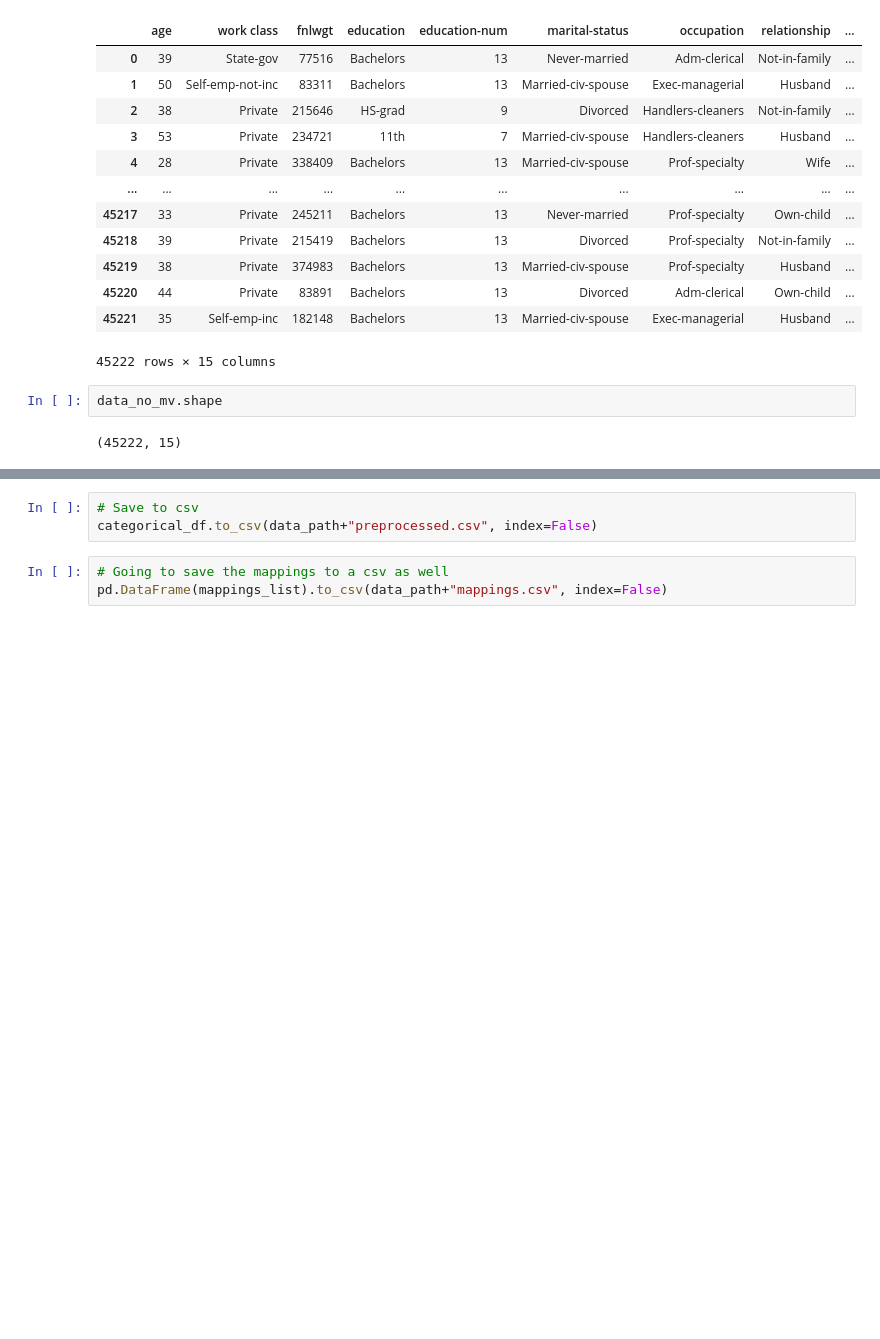
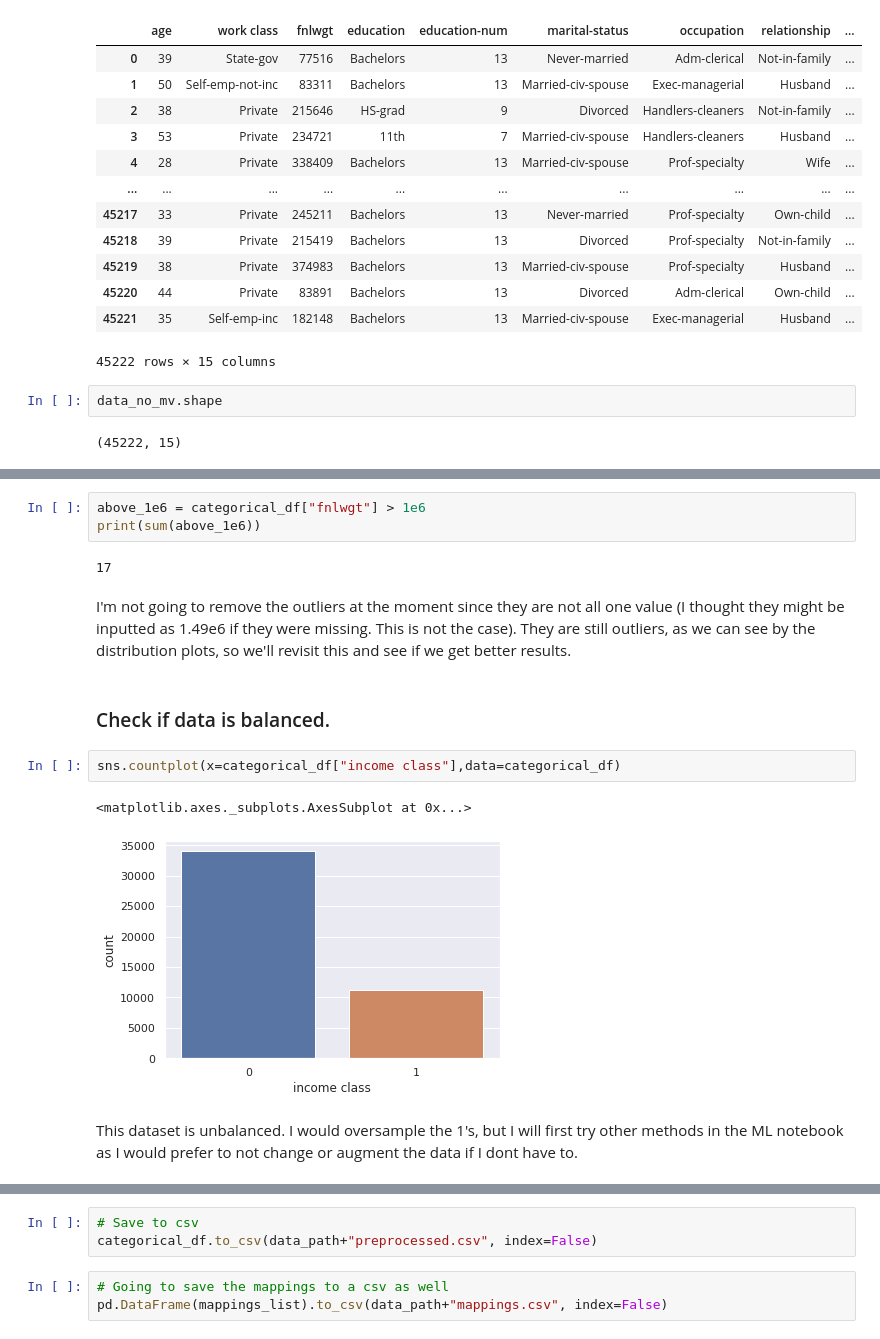
Before and after one commit to bzeeno/Data-Science, a Jupyter notebook: IncomeClass/Preprocess.ipynb, the cells around one changed output, grey strips where cells are left out. Cells and saved outputs as stored; diff of their text form; blank space fills up the shorter version.

```diff
--- a/IncomeClass/Preprocess.ipynb
+++ b/IncomeClass/Preprocess.ipynb
@@ -119,0 +173,16 @@ data_no_mv.shape
+# %%
+above_1e6 = categorical_df["fnlwgt"] > 1e6
+print(sum(above_1e6))
+# %% [output]
+17
+# %% [markdown]
+I'm not going to remove the outliers at the moment since they are not all one value (I thought they might be inputted as 1.49e6 if they were missing. This is not the case). They are still outliers, as we can see by the distribution plots, so we'll revisit this and see if we get better results.
+# %% [markdown]
+### Check if data is balanced.
+# %%
+sns.countplot(x=categorical_df["income class"],data=categorical_df)
+# %% [output]
+<matplotlib.axes._subplots.AxesSubplot at 0x...>
+[figure, added]
+# %% [markdown]
+This dataset is unbalanced. I would oversample the 1's, but I will first try other methods in the ML notebook as I would prefer to not change or augment the data if I dont have to.
```
Also changed, not shown: parts of 34 cells of this notebook, 2 other files.
